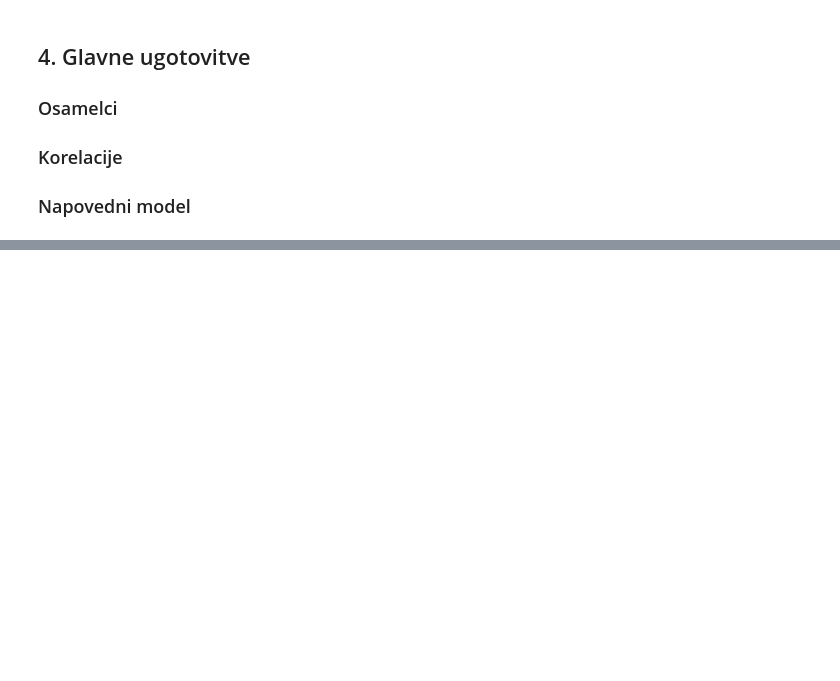
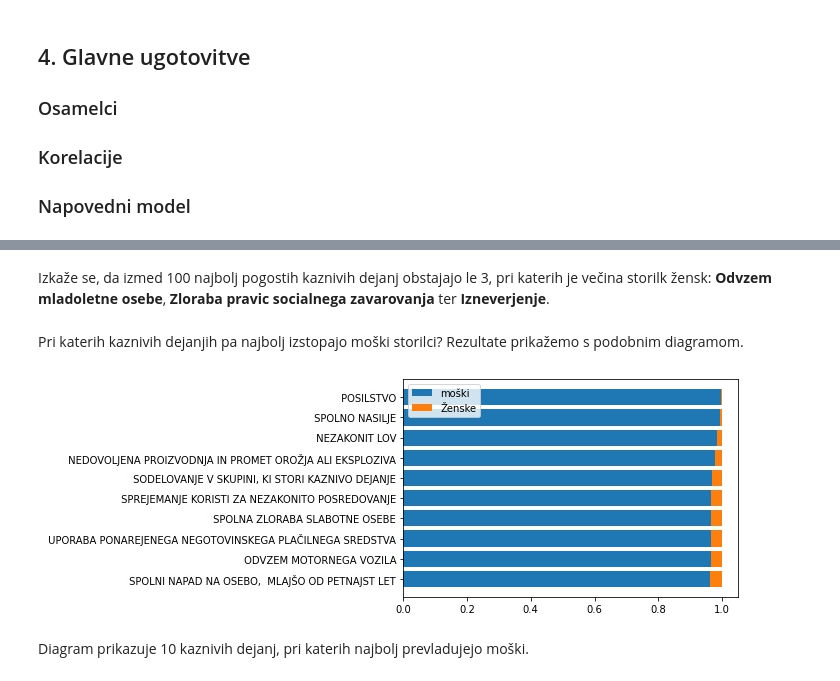
Before and after one commit to ncirar/PR21NCMSTK, a Jupyter notebook: report.ipynb, the cells around one changed output, grey strips where cells are left out. Drawn from its saved outputs; the diff is of its cells as text; code cells hidden in the pictures; blank space fills up the shorter version.

```diff
--- a/report.ipynb
+++ b/report.ipynb
@@ -180,0 +201,10 @@ Image(filename='../PR21NCMSTK/img/zlociniLeta.jpg')
+# %% [markdown]
+Izkaže se, da izmed 100 najbolj pogostih kaznivih dejanj obstajajo le 3, pri katerih je večina storilk žensk: **Odvzem mladoletne osebe**, **Zloraba pravic socialnega zavarovanja** ter **Izneverjenje**.
+# %% [markdown]
+Pri katerih kaznivih dejanjih pa najbolj izstopajo moški storilci? Rezultate prikažemo s podobnim diagramom.
+# %%
+Image(filename='../PR21NCMSTK/img/po_spolu_moski.jpg')
+# %% [output]
+[figure, added]
+# %% [markdown]
+Diagram prikazuje 10 kaznivih dejanj, pri katerih najbolj prevladujejo moški.
```
Also changed, not shown: parts of 6 cells of this notebook, 2 other files.
